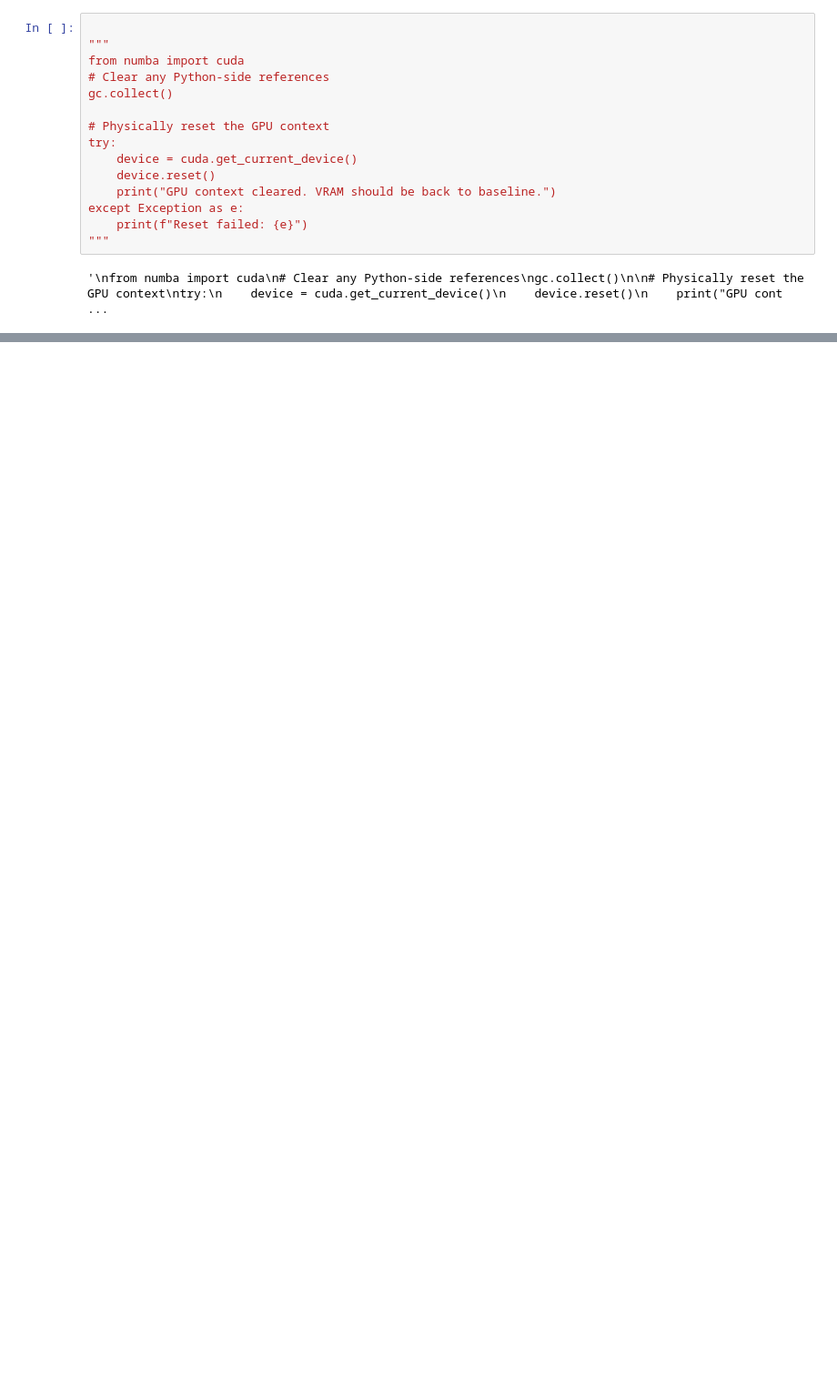
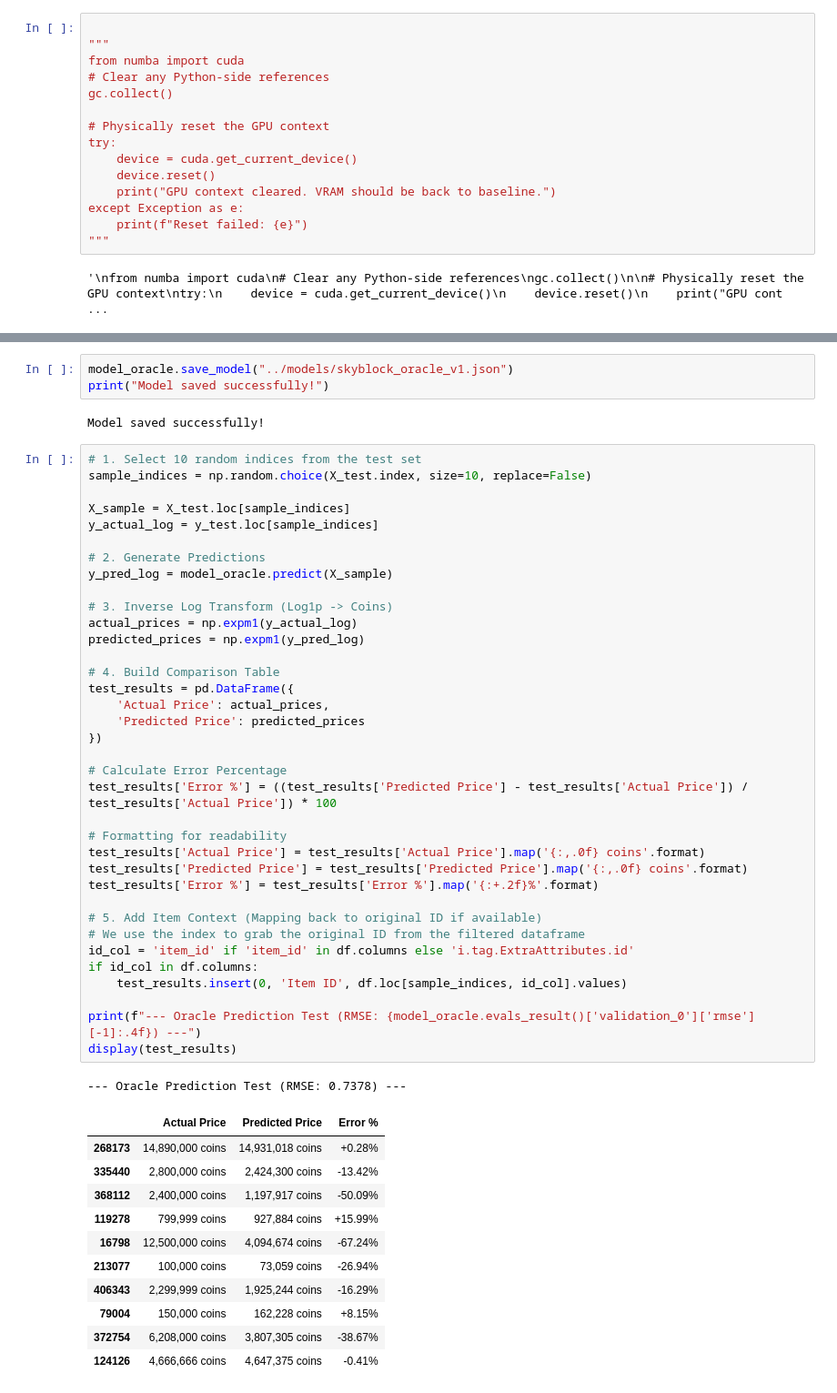
Before and after one commit to Luka98122/SB-Auction-Intelligence, a Jupyter notebook: src/processing/expirementing.ipynb, the cells around one changed output, grey strips where cells are left out. Shown at 91% size. Saved outputs shown, nothing was run; the diff lists cells and outputs as text; blank space fills up the shorter version.

Commit message:
0.7378 RMSE achieved

```diff
--- a/src/processing/expirementing.ipynb
+++ b/src/processing/expirementing.ipynb
@@ -527,0 +531,54 @@ ValueError: DataFrame.dtypes for data must be int, float, bool or category. When
+# %%
+model_oracle.save_model("../models/skyblock_oracle_v1.json")
+print("Model saved successfully!")
+# %% [output]
+Model saved successfully!
+# %%
+# 1. Select 10 random indices from the test set
+sample_indices = np.random.choice(X_test.index, size=10, replace=False)
+
+X_sample = X_test.loc[sample_indices]
+y_actual_log = y_test.loc[sample_indices]
+
+# 2. Generate Predictions
+y_pred_log = model_oracle.predict(X_sample)
+
+# 3. Inverse Log Transform (Log1p -> Coins)
+actual_prices = np.expm1(y_actual_log)
+predicted_prices = np.expm1(y_pred_log)
+
+# 4. Build Comparison Table
+test_results = pd.DataFrame({
+    'Actual Price': actual_prices,
+    'Predicted Price': predicted_prices
+})
+
+# Calculate Error Percentage
+test_results['Error %'] = ((test_results['Predicted Price'] - test_results['Actual Price']) / test_results['Actual Price']) * 100
+
+# Formatting for readability
+test_results['Actual Price'] = test_results['Actual Price'].map('{:,.0f} coins'.format)
+test_results['Predicted Price'] = test_results['Predicted Price'].map('{:,.0f} coins'.format)
+test_results['Error %'] = test_results['Error %'].map('{:+.2f}%'.format)
+
+# 5. Add Item Context (Mapping back to original ID if available)
+# We use the index to grab the original ID from the filtered dataframe
+id_col = 'item_id' if 'item_id' in df.columns else 'i.tag.ExtraAttributes.id'
+if id_col in df.columns:
+    test_results.insert(0, 'Item ID', df.loc[sample_indices, id_col].values)
+
+print(f"--- Oracle Prediction Test (RMSE: {model_oracle.evals_result()['validation_0']['rmse'][-1]:.4f}) ---")
+display(test_results)
+# %% [output]
+--- Oracle Prediction Test (RMSE: 0.7378) ---
+|  | Actual Price | Predicted Price | Error % |
+| 268173 | 14,890,000 coins | 14,931,018 coins | +0.28% |
+| 335440 | 2,800,000 coins | 2,424,300 coins | -13.42% |
+| 368112 | 2,400,000 coins | 1,197,917 coins | -50.09% |
+| 119278 | 799,999 coins | 927,884 coins | +15.99% |
+| 16798 | 12,500,000 coins | 4,094,674 coins | -67.24% |
+| 213077 | 100,000 coins | 73,059 coins | -26.94% |
+| 406343 | 2,299,999 coins | 1,925,244 coins | -16.29% |
+| 79004 | 150,000 coins | 162,228 coins | +8.15% |
+| 372754 | 6,208,000 coins | 3,807,305 coins | -38.67% |
+| 124126 | 4,666,666 coins | 4,647,375 coins | -0.41% |
```
Also changed, not shown: parts of 13 cells of this notebook.
